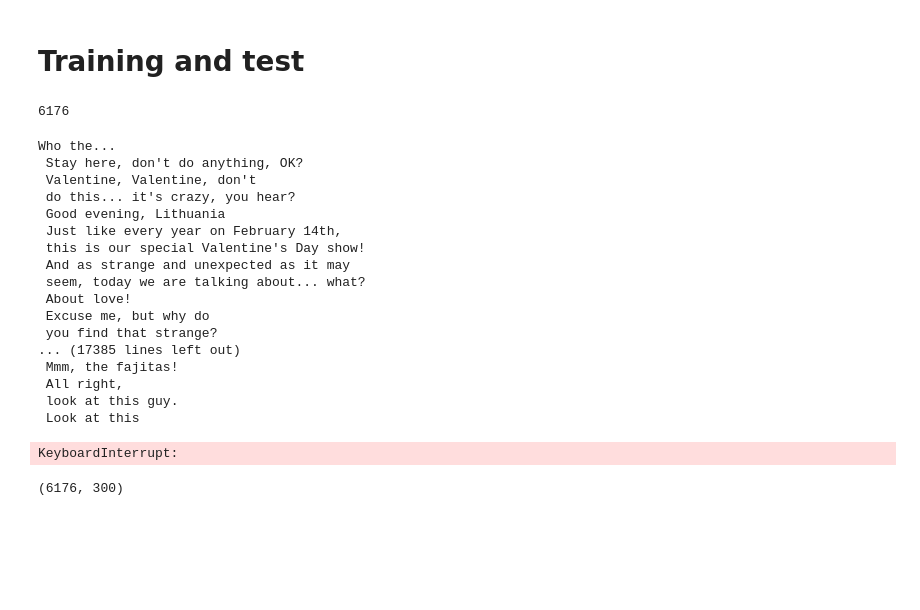
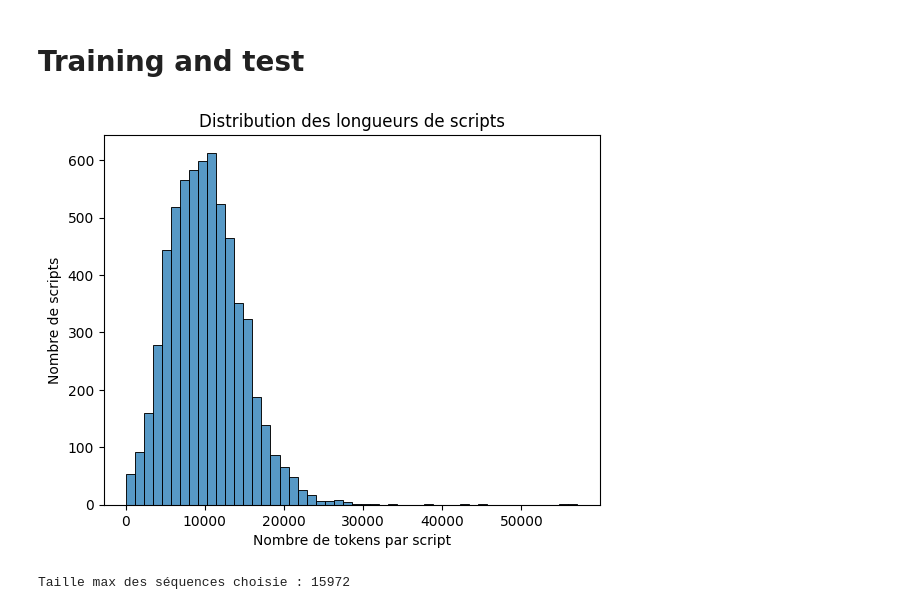
Before and after one commit to SolideSpoke/Movie-Script-Classification-and-Generation, a Jupyter notebook: project/classification/movie_rnn.ipynb, the cells around one changed output. Drawn from its saved outputs; the diff is of its cells as text; code cells hidden in the pictures; blank space fills up the shorter version.

```diff
--- a/project/classification/movie_rnn.ipynb
+++ b/project/classification/movie_rnn.ipynb
@@ -270,4 +285,7 @@ test_size = 0.2
 random_state=42
 # %%
 X_train,X_test , y_train,y_test = train_test_split(df_filtered_one_genre_to_train['Script'],df_filtered_one_genre_to_train['filtered_genre'],test_size=test_size,random_state=random_state)
+# %%
+X_train_token = [word_tokenize(script) for script in X_train]
+X_test_token = [word_tokenize(script) for script in X_test]
 # %%
@@ -275,34 +293,18 @@ word2vec = Word2Vec(sentences=X_train, vector_size=300, window=5, min_count=2, w
-# %%
-tokens = [word_tokenize(script) for script in X_train]
-print(f"{len(tokens)}")
-# %% [output]
-6176
-# %%
-def vectorize_sentence(sentence, model):
-    """Retourne la moyenne des vecteurs des mots d'une phrase"""
-    print(sentence)
-    vectors = [model.wv[word] for word in sentence if word in model.wv]
-    return np.mean(vectors, axis=0) if vectors else np.zeros(model.vector_size)
-
-# Transformer X_train et X_test en matrices de features
-X_train_vectors = np.array([vectorize_sentence(sent, word2vec) for sent in X_train])
-X_test_vectors = np.array([vectorize_sentence(sent, word2vec) for sent in X_test])
-# %% [output]
-Who the...
- Stay here, don't do anything, OK?
- Valentine, Valentine, don't
- do this... it's crazy, you hear?
- Good evening, Lithuania
- Just like every year on February 14th,
- this is our special Valentine's Day show!
- And as strange and unexpected as it may
- seem, today we are talking about... what?
- About love!
- Excuse me, but why do
- you find that strange?
-... (17385 lines left out)
- Mmm, the fajitas!
- All right,
- look at this guy.
- Look at this
-KeyboardInterrupt:
+# %%
+script_lengths = [len(tokens) for tokens in X_train_token]
+
+import matplotlib.pyplot as plt
+import seaborn as sns
+
+sns.histplot(script_lengths, bins=50)
+plt.xlabel("Nombre de tokens par script")
+plt.ylabel("Nombre de scripts")
+plt.title("Distribution des longueurs de scripts")
+plt.show()
+
+max_seq_len = int(np.percentile(script_lengths, 90))  # ou 95 si t'es généreux
+
+print(f"Taille max des séquences choisie : {max_seq_len}")
+# %% [output]
+[figure, added]
+Taille max des séquences choisie : 15972
@@ -323,5 +353 @@ dataloader_test = DataLoader(dataset_test,batch_size=50)
-# %%
-X_train_vectors.shape
-# %% [output]
-(6176, 300)
 # %%
```
Also changed, not shown: parts of 10 cells of this notebook, 4 other files.
